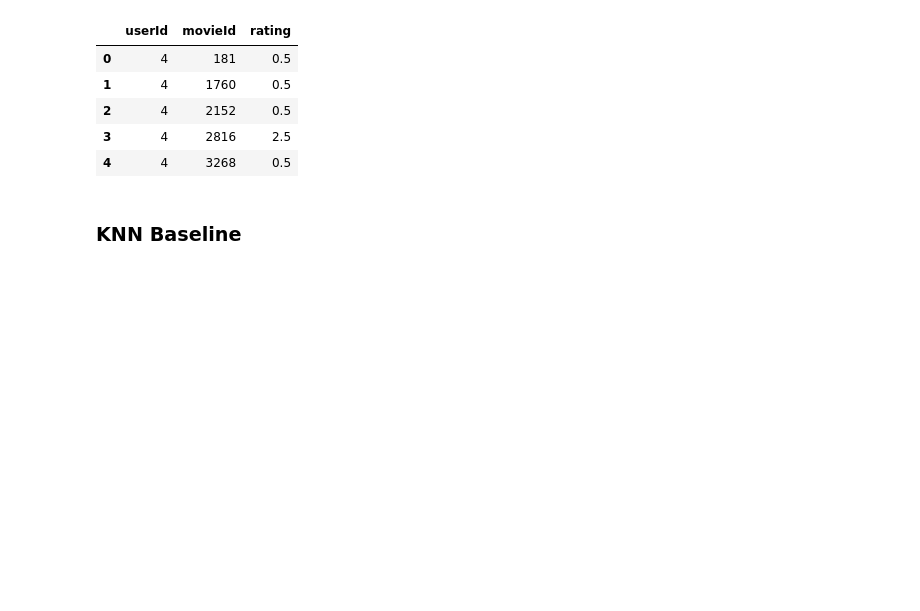
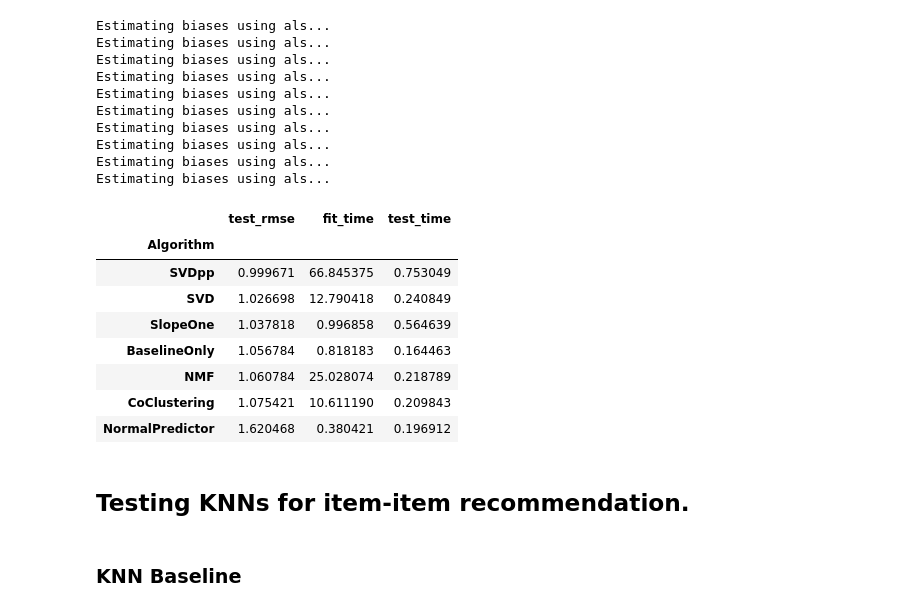
Before and after one commit to jmcneilkeller/Good_Bad_Movies, a Jupyter notebook: Recommender_Modeling.ipynb, the cells around one changed output. Saved outputs shown, nothing was run; the diff lists cells and outputs as text; code cells hidden in the pictures; blank space fills up the shorter version.

```diff
--- a/Recommender_Modeling.ipynb
+++ b/Recommender_Modeling.ipynb
@@ -85,13 +61,0 @@ def rec_gridsearch(model,param_grid,cv):
-# %%
-benchmark = []
-# Iterate over all algorithms
-for algorithm in [SVD(), SVDpp(), SlopeOne(), NMF(), NormalPredictor(), KNNBaseline(), KNNBasic(), KNNWithMeans(), KNNWithZScore(), BaselineOnly(), CoClustering()]:
-    # Perform cross validation
-    results = cross_validate(algorithm, data, measures=['RMSE'], cv=10, verbose=False)
-
-    # Get results & append algorithm name
-    tmp = pd.DataFrame.from_dict(results).mean(axis=0)
-    tmp = tmp.append(pd.Series([str(algorithm).split(' ')[0].split('.')[-1]], index=['Algorithm']))
-    benchmark.append(tmp)
-
-pd.DataFrame(benchmark).set_index('Algorithm').sort_values('test_rmse')
@@ -278,4 +66,0 @@ Test time         6.32    6.42    7.32    6.58    6.94    6.73    6.29    6.50
-# %%
-param_grid_knn = {'k': [20,30,50,60]}
-knnbaseline_gs = GridSearchCV(KNNBaseline, param_grid_knn, measures=['rmse', 'mae'], cv=4, n_jobs=-1)
-knnbaseline_gs.fit(data)
@@ -288,6 +66,0 @@ print(knnbaseline_gs.best_score)
-# %%
-param_grid_knn = {'k': [30,35,40,45]}
-knnbaseline_gs = GridSearchCV(KNNBaseline, param_grid_knn, measures=['rmse', 'mae'], cv=4, n_jobs=-1)
-knnbaseline_gs.fit(data)
-print(knnbaseline_gs.best_params)
-print(knnbaseline_gs.best_score)
@@ -530,9 +66,0 @@ df2.drop(['Unnamed: 0','timestamp'], inplace=True,axis=1)
-# %%
-df2.head()
-# %% [output]
-|  | userId | movieId | rating |
-| 0 | 4 | 181 | 0.5 |
-| 1 | 4 | 1760 | 0.5 |
-| 2 | 4 | 2152 | 0.5 |
-| 3 | 4 | 2816 | 2.5 |
-| 4 | 4 | 3268 | 0.5 |
@@ -541,0 +67,34 @@ data2 = Dataset.load_from_df(df2,reader)
+# %%
+# Massive Cross Validation of every model Surprise has.
+benchmark = []
+# Iterate over all algorithms
+for algorithm in [SVD(), SVDpp(), SlopeOne(), NMF(), NormalPredictor(), BaselineOnly(), CoClustering()]:
+    # Perform cross validation
+    results = cross_validate(algorithm, data, measures=['RMSE'], cv=10, verbose=False)
+
+    # Get results & append algorithm name
+    tmp = pd.DataFrame.from_dict(results).mean(axis=0)
+    tmp = tmp.append(pd.Series([str(algorithm).split(' ')[0].split('.')[-1]], index=['Algorithm']))
+    benchmark.append(tmp)
+
+pd.DataFrame(benchmark).set_index('Algorithm').sort_values('test_rmse')
+# %% [output]
+Estimating biases using als...
+Estimating biases using als...
+Estimating biases using als...
+Estimating biases using als...
+Estimating biases using als...
+Estimating biases using als...
+Estimating biases using als...
+Estimating biases using als...
+Estimating biases using als...
+Estimating biases using als...
+|  | test_rmse | fit_time | test_time |
+| Algorithm |  |  |  |
+| SVDpp | 0.999671 | 66.845375 | 0.753049 |
+| SVD | 1.026698 | 12.790418 | 0.240849 |
+| SlopeOne | 1.037818 | 0.996858 | 0.564639 |
+| BaselineOnly | 1.056784 | 0.818183 | 0.164463 |
+| NMF | 1.060784 | 25.028074 | 0.218789 |
+| CoClustering | 1.075421 | 10.611190 | 0.209843 |
+| NormalPredictor | 1.620468 | 0.380421 | 0.196912 |
@@ -542,3 +103,5 @@ data2 = Dataset.load_from_df(df2,reader)
+# %% [markdown]
+## Testing KNNs for item-item recommendation.
 # %%
 train2, test2 = train_test_split(data2, test_size=.2)
 # %% [markdown]
```
Also changed, not shown: parts of 64 cells of this notebook.
